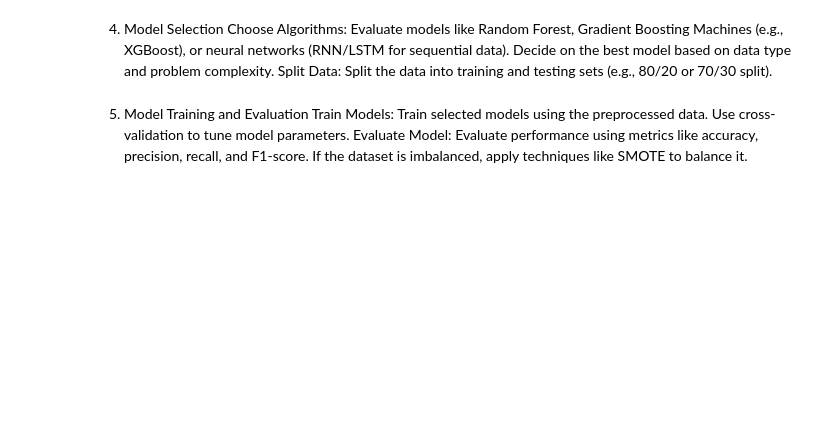
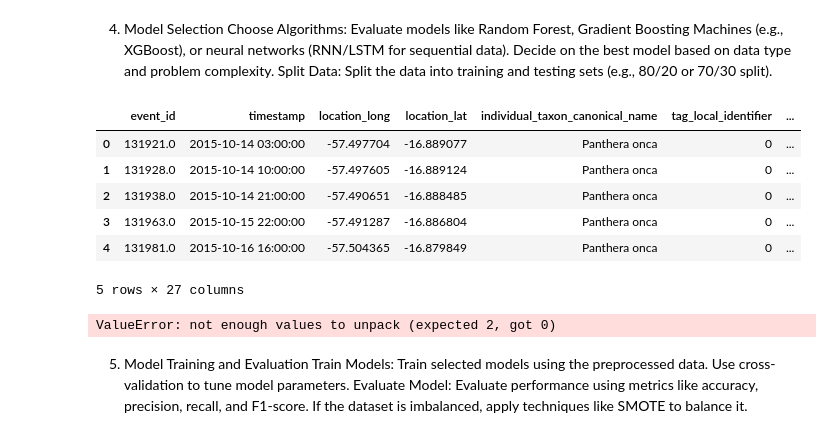
Before and after one commit to HenriqueGuima/ML-Jaguar-Movement-Geo-Referencing, a Jupyter notebook: 3. MODEL/model.ipynb, the cells around one changed output. Drawn from its saved outputs; the diff is of its cells as text; code cells hidden in the pictures; blank space fills up the shorter version.

```diff
--- a/3. MODEL/model.ipynb
+++ b/3. MODEL/model.ipynb
@@ -16,6 +16,18 @@ import numpy as np
 from sklearn.metrics import classification_report, f1_score
 from sklearn.preprocessing import LabelEncoder
 import matplotlib.pyplot as plt
+# %%
+data_fe = pd.read_csv('H:/Study/IPCA/MIAA/MLA/TP2025/DataS1/jaguar_movement_with_countries_climate_data.csv')
+
+data_fe.head()
+# %% [output]
+|  | event_id | timestamp | location_long | location_lat | individual_taxon_canonical_name | tag_local_identifier | ... |
+| 0 | 131921.0 | 2015-10-14 03:00:00 | -57.497704 | -16.889077 | Panthera onca | 0 | ... |
+| 1 | 131928.0 | 2015-10-14 10:00:00 | -57.497605 | -16.889124 | Panthera onca | 0 | ... |
+| 2 | 131938.0 | 2015-10-14 21:00:00 | -57.490651 | -16.888485 | Panthera onca | 0 | ... |
+| 3 | 131963.0 | 2015-10-15 22:00:00 | -57.491287 | -16.886804 | Panthera onca | 0 | ... |
+| 4 | 131981.0 | 2015-10-16 16:00:00 | -57.504365 | -16.879849 | Panthera onca | 0 | ... |
+5 rows × 27 columns
 # %%
 # Data Preparation with Country Considerations
 
@@ -24,7 +36,6 @@ import matplotlib.pyplot as plt
 # Checking for leakage
 # Define features to EXCLUDE (potential leakage)
 
-data_fe = pd.read_csv('H:/Study/IPCA/MIAA/MLA/TP2025/DataS1/jaguar_movement_with_countries_climate_data.csv')
 leaky_features = [
     'velocity',
     'acceleration',
@@ -35,15 +46,14 @@ leaky_features = [
 
 # Safe features to include
 base_features = [
-    'location_long', 'location_lat', 'country', 'study_name',
-    'individual_taxon_canonical_name', 'hour', 'day', 'month_x', 'year_x',
-    'mean_daily_maximum_air_temperature', 'mean_daily_minimum_air_temperature'
+    'location_long', 'location_lat', 'country', 'study_name', 'hour', 'day', 'month_x', 'year_x',
+    'highest_daily_amount_precipitation_month_tenths_mm'
 ]
 
 target = 'movement'
 # features = [col for col in data_fe.columns if col not in [target, 'event_id', 'timestamp', 'date']]
 features = [col for col in data_fe.columns if col in base_features]
-categorical_features = ['country', 'study_name', 'individual_taxon_canonical_name']
+categorical_features = ['country', 'study_name']
 numeric_features = [col for col in features if col not in categorical_features + [target]]
 data_fe['stratify_col'] = data_fe['country'] + '_' + data_fe[target]
 
@@ -90,6 +100,8 @@ models = {
         random_state=42
     )
 }
+# %% [output]
+ValueError: not enough values to unpack (expected 2, got 0)
 # %% [markdown]
 5. Model Training and Evaluation
  Train Models:
```
Also changed, not shown: parts of 3 cells of this notebook, 2 other files.
